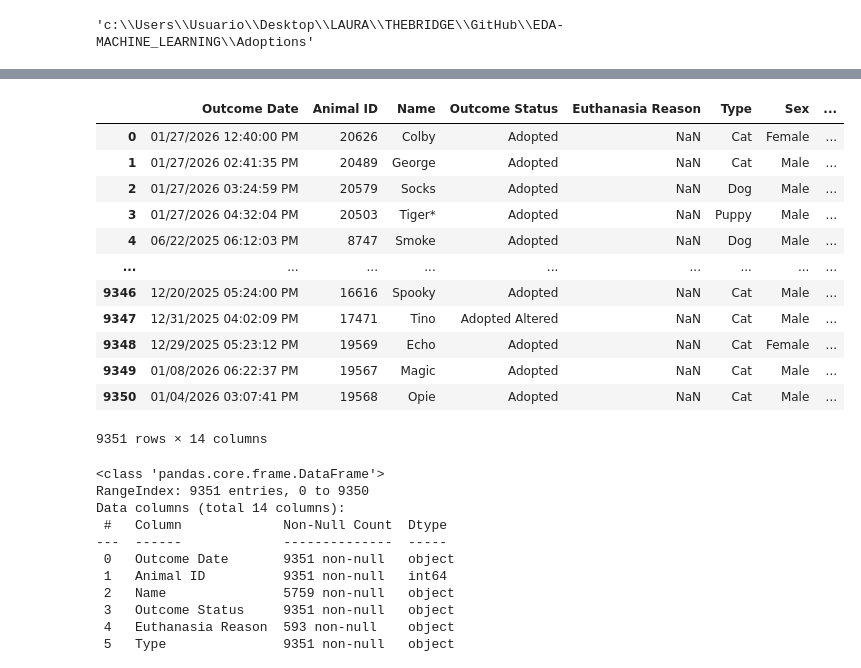
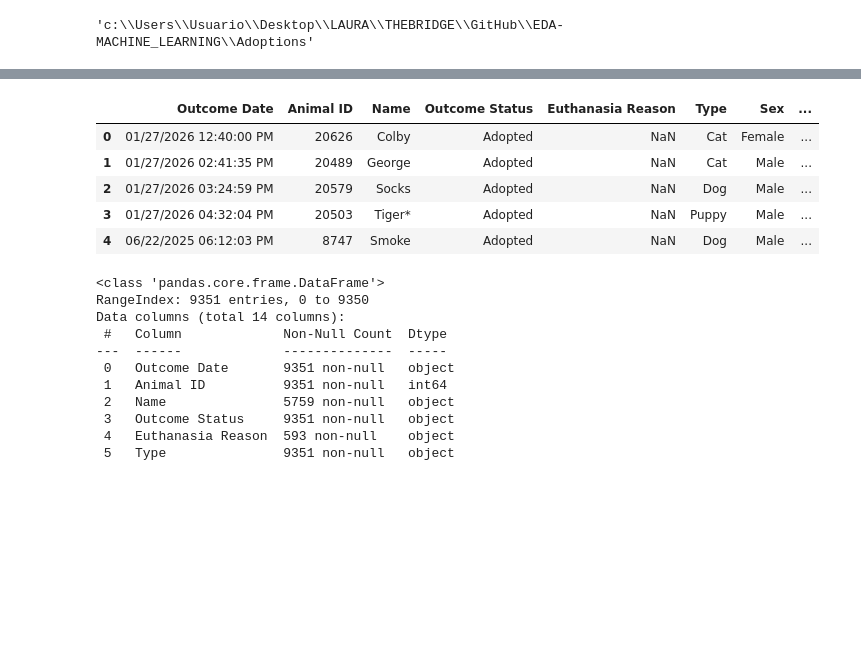
Before and after one commit to laurasalaslozano/EDA-MACHINE_LEARNING, a Jupyter notebook: Adoptions/EDA_Adopciones.ipynb, the cells around one changed output, grey strips where cells are left out. Drawn from its saved outputs; the diff is of its cells as text; code cells hidden in the pictures; blank space fills up the shorter version.

```diff
--- a/Adoptions/EDA_Adopciones.ipynb
+++ b/Adoptions/EDA_Adopciones.ipynb
@@ -24,21 +25,14 @@ os.listdir()
  '__pycache__']
 # %%
 df_adopciones = pd.read_csv("Austin_Animal_Center_Outcomes.csv")
-df_adopciones
+df_adopciones.head()
 # %% [output]
 |  | Outcome Date | Animal ID | Name | Outcome Status | Euthanasia Reason | Type | Sex | ... |
 | 0 | 01/27/2026 12:40:00 PM | 20626 | Colby | Adopted | NaN | Cat | Female | ... |
 | 1 | 01/27/2026 02:41:35 PM | 20489 | George | Adopted | NaN | Cat | Male | ... |
 | 2 | 01/27/2026 03:24:59 PM | 20579 | Socks | Adopted | NaN | Dog | Male | ... |
 | 3 | 01/27/2026 04:32:04 PM | 20503 | Tiger* | Adopted | NaN | Puppy | Male | ... |
 | 4 | 06/22/2025 06:12:03 PM | 8747 | Smoke | Adopted | NaN | Dog | Male | ... |
-| ... | ... | ... | ... | ... | ... | ... | ... | ... |
-| 9346 | 12/20/2025 05:24:00 PM | 16616 | Spooky | Adopted | NaN | Cat | Male | ... |
-| 9347 | 12/31/2025 04:02:09 PM | 17471 | Tino | Adopted Altered | NaN | Cat | Male | ... |
-| 9348 | 12/29/2025 05:23:12 PM | 19569 | Echo | Adopted | NaN | Cat | Female | ... |
-| 9349 | 01/08/2026 06:22:37 PM | 19567 | Magic | Adopted | NaN | Cat | Male | ... |
-| 9350 | 01/04/2026 03:07:41 PM | 19568 | Opie | Adopted | NaN | Cat | Male | ... |
-9351 rows × 14 columns
 # %%
 df_adopciones.info()
 # %% [output]
```
Also changed, not shown: parts of 41 cells of this notebook, 2 other files.
